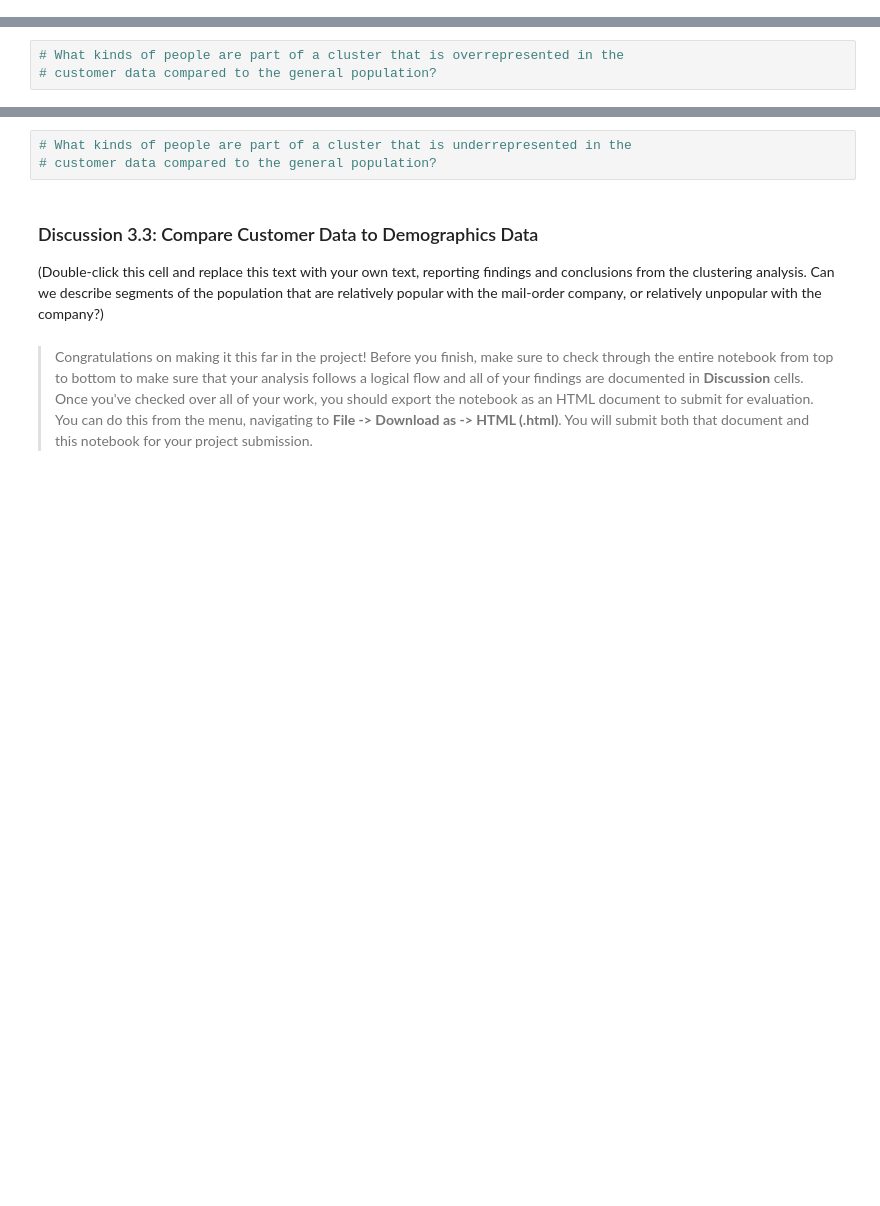
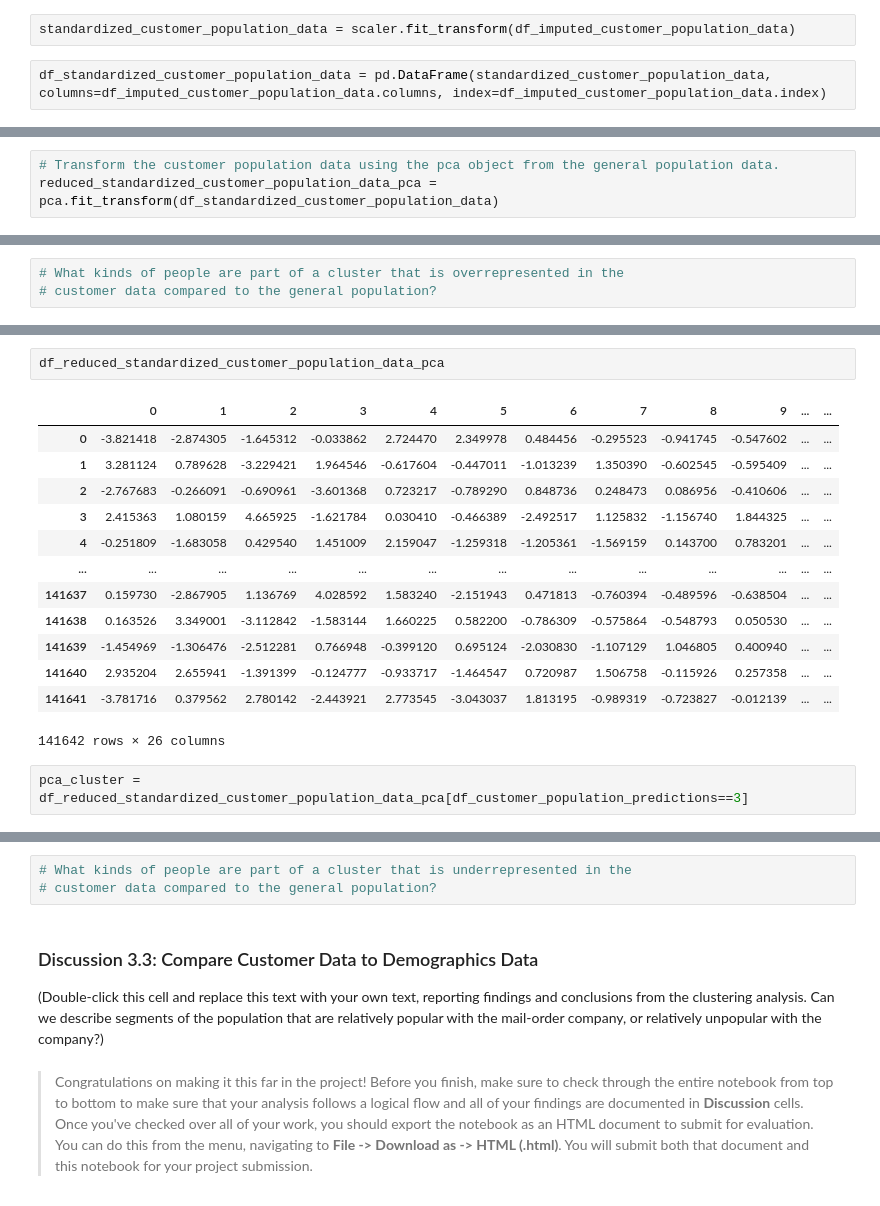
Before and after one commit to dguevar1/identify_customer_segments, a Jupyter notebook: Identify_Customer_Segments.ipynb, the cells around one changed output, grey strips where cells are left out. Drawn from its saved outputs; the diff is of its cells as text; blank space fills up the shorter version.

```diff
--- a/Identify_Customer_Segments.ipynb
+++ b/Identify_Customer_Segments.ipynb
@@ -2795,0 +2839,4 @@ customers =
+# %%
+standardized_customer_population_data = scaler.fit_transform(df_imputed_customer_population_data)
+# %%
+df_standardized_customer_population_data = pd.DataFrame(standardized_customer_population_data, columns=df_imputed_customer_population_data.columns, index=df_imputed_customer_population_data.index)
@@ -2795,0 +2857,3 @@ customers =
+# %%
+# Transform the customer population data using the pca object from the general population data.
+reduced_standardized_customer_population_data_pca = pca.fit_transform(df_standardized_customer_population_data)
@@ -2814,0 +3012,18 @@ Take a look at the following points in this step:
+# %%
+df_reduced_standardized_customer_population_data_pca
+# %% [output]
+|  | 0 | 1 | 2 | 3 | 4 | 5 | 6 | 7 | 8 | 9 | ... | ... |
+| 0 | -3.821418 | -2.874305 | -1.645312 | -0.033862 | 2.724470 | 2.349978 | 0.484456 | -0.295523 | -0.941745 | -0.547602 | ... | ... |
+| 1 | 3.281124 | 0.789628 | -3.229421 | 1.964546 | -0.617604 | -0.447011 | -1.013239 | 1.350390 | -0.602545 | -0.595409 | ... | ... |
+| 2 | -2.767683 | -0.266091 | -0.690961 | -3.601368 | 0.723217 | -0.789290 | 0.848736 | 0.248473 | 0.086956 | -0.410606 | ... | ... |
+| 3 | 2.415363 | 1.080159 | 4.665925 | -1.621784 | 0.030410 | -0.466389 | -2.492517 | 1.125832 | -1.156740 | 1.844325 | ... | ... |
+| 4 | -0.251809 | -1.683058 | 0.429540 | 1.451009 | 2.159047 | -1.259318 | -1.205361 | -1.569159 | 0.143700 | 0.783201 | ... | ... |
+| ... | ... | ... | ... | ... | ... | ... | ... | ... | ... | ... | ... | ... |
+| 141637 | 0.159730 | -2.867905 | 1.136769 | 4.028592 | 1.583240 | -2.151943 | 0.471813 | -0.760394 | -0.489596 | -0.638504 | ... | ... |
+| 141638 | 0.163526 | 3.349001 | -3.112842 | -1.583144 | 1.660225 | 0.582200 | -0.786309 | -0.575864 | -0.548793 | 0.050530 | ... | ... |
+| 141639 | -1.454969 | -1.306476 | -2.512281 | 0.766948 | -0.399120 | 0.695124 | -2.030830 | -1.107129 | 1.046805 | 0.400940 | ... | ... |
+| 141640 | 2.935204 | 2.655941 | -1.391399 | -0.124777 | -0.933717 | -1.464547 | 0.720987 | 1.506758 | -0.115926 | 0.257358 | ... | ... |
+| 141641 | -3.781716 | 0.379562 | 2.780142 | -2.443921 | 2.773545 | -3.043037 | 1.813195 | -0.989319 | -0.723827 | -0.012139 | ... | ... |
+141642 rows × 26 columns
+# %%
+pca_cluster = df_reduced_standardized_customer_population_data_pca[df_customer_population_predictions==3]
```
Also changed, not shown: parts of 30 cells of this notebook.
